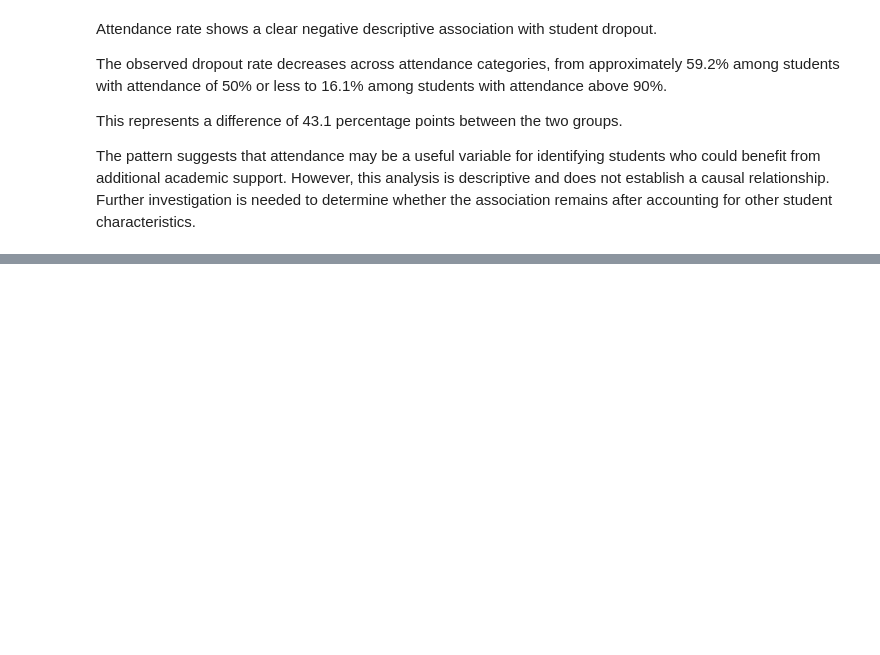
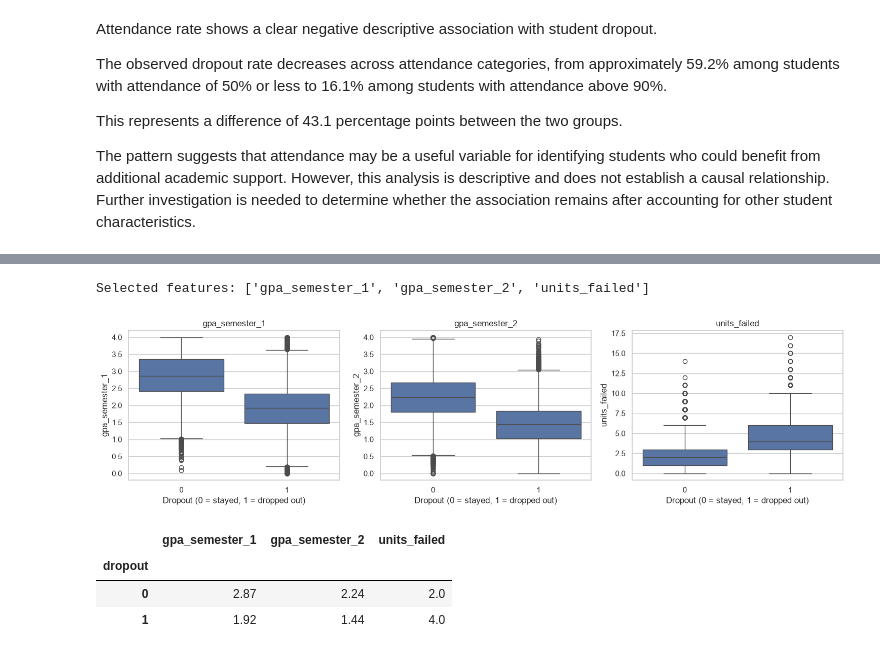
Before and after one commit to gnx-devx/academic-dropout-risk-analysis, a Jupyter notebook: notebooks/01_eda.ipynb, the cells around one changed output, grey strips where cells are left out. Saved outputs shown, nothing was run; the diff lists cells and outputs as text; code cells hidden in the pictures; blank space fills up the shorter version.

```diff
--- a/notebooks/01_eda.ipynb
+++ b/notebooks/01_eda.ipynb
@@ -291,0 +333,23 @@ plt.show()
+# %%
+# Top 3 non-binary features by absolute correlation with dropout (criterion from 5.1)
+non_binary = [c for c in num_cols if df[c].nunique() > 2]
+key_features = corr[non_binary].abs().sort_values(ascending=False).head(3).index.tolist()
+print("Selected features:", key_features)
+
+fig, axes = plt.subplots(1, 3, figsize=(15, 4))
+for ax, col in zip(axes, key_features):
+    sns.boxplot(data=df, x="dropout", y=col, ax=ax)
+    ax.set_title(col)
+    ax.set_xlabel("Dropout (0 = stayed, 1 = dropped out)")
+plt.tight_layout()
+plt.savefig("../reports/figures/key_features_by_dropout.png", dpi=150)
+plt.show()
+
+df.groupby("dropout")[key_features].median().round(2)
+# %% [output]
+Selected features: ['gpa_semester_1', 'gpa_semester_2', 'units_failed']
+[figure, added]
+|  | gpa_semester_1 | gpa_semester_2 | units_failed |
+| dropout |  |  |  |
+| 0 | 2.87 | 2.24 | 2.0 |
+| 1 | 1.92 | 1.44 | 4.0 |
```
Also changed, not shown: parts of 32 cells of this notebook, 9 other files.
